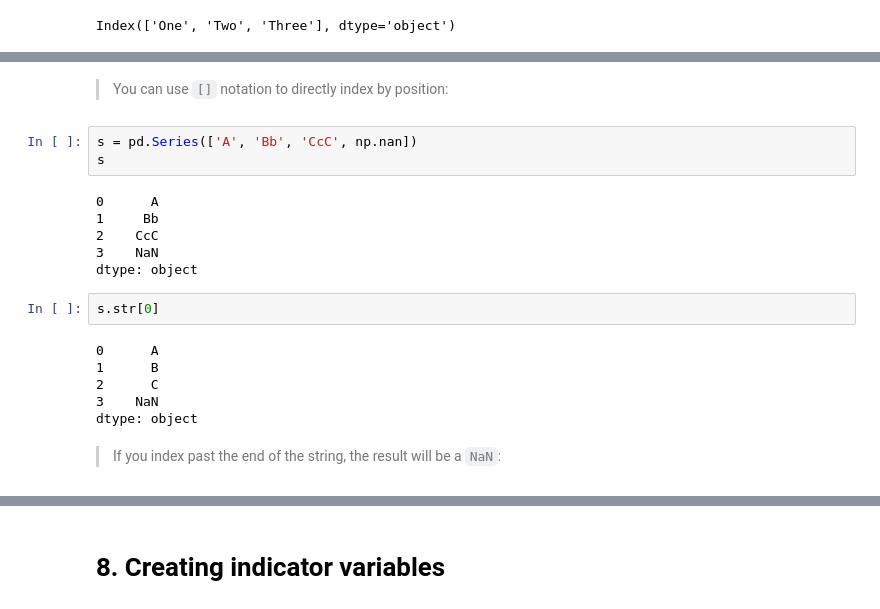
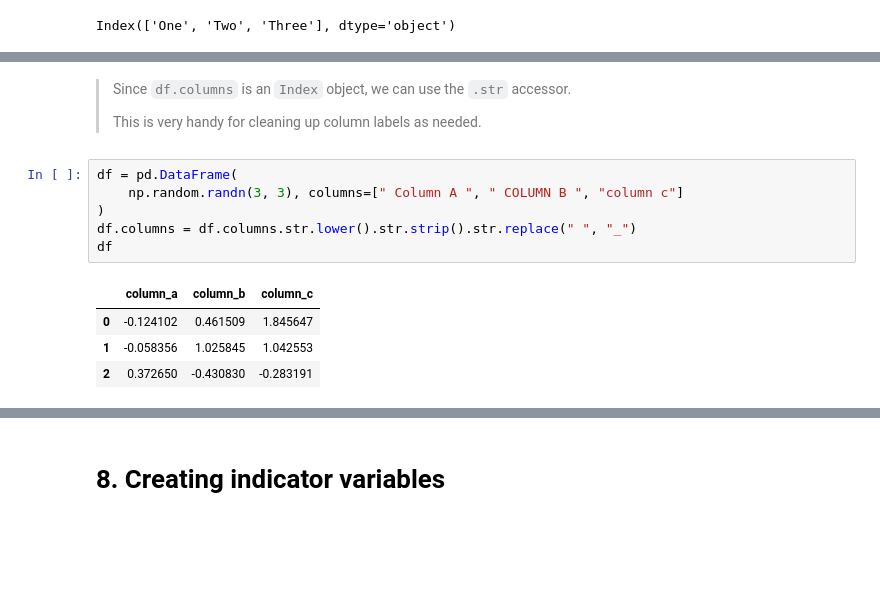
Before and after one commit to Tim-Abwao/learning-pandas, a Jupyter notebook: Going through the User Guide/Working with text data.ipynb, the cells around one changed output, grey strips where cells are left out. Saved outputs shown, nothing was run; the diff lists cells and outputs as text; blank space fills up the shorter version.

```diff
--- a/Going through the User Guide/Working with text data.ipynb
+++ b/Going through the User Guide/Working with text data.ipynb
@@ -431,21 +76,15 @@ dtype: string
-# %% [markdown]
-> You can use `[]` notation to directly index by position:
-# %%
-s = pd.Series(['A', 'Bb', 'CcC', np.nan])
-s
-# %% [output]
-0      A
-1     Bb
-2    CcC
-3    NaN
-dtype: object
-# %%
-s.str[0]
-# %% [output]
-0      A
-1      B
-2      C
-3    NaN
-dtype: object
-# %% [markdown]
-> If you index past the end of the string, the result will be a `NaN`:
+# %% [markdown]
+> Since `df.columns` is an `Index` object, we can use the `.str` accessor.
+>
+> This is very handy for cleaning up column labels as needed.
+# %%
+df = pd.DataFrame(
+    np.random.randn(3, 3), columns=[" Column A ", " COLUMN B ", "column c"]
+)
+df.columns = df.columns.str.lower().str.strip().str.replace(" ", "_")
+df
+# %% [output]
+|  | column_a | column_b | column_c |
+| 0 | -0.124102 | 0.461509 | 1.845647 |
+| 1 | -0.058356 | 1.025845 | 1.042553 |
+| 2 | 0.372650 | -0.430830 | -0.283191 |
```
Also changed, not shown: parts of 163 cells of this notebook.
